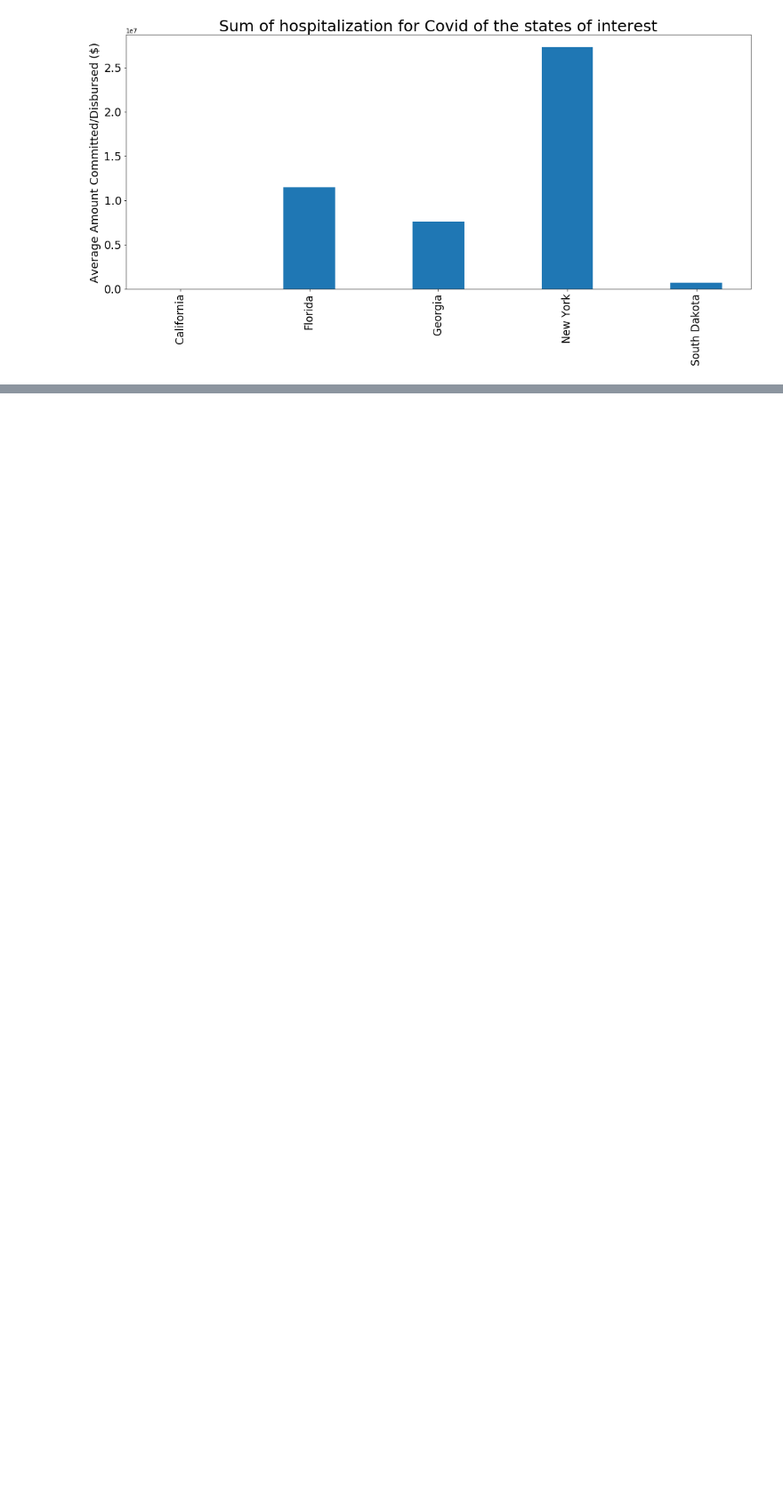
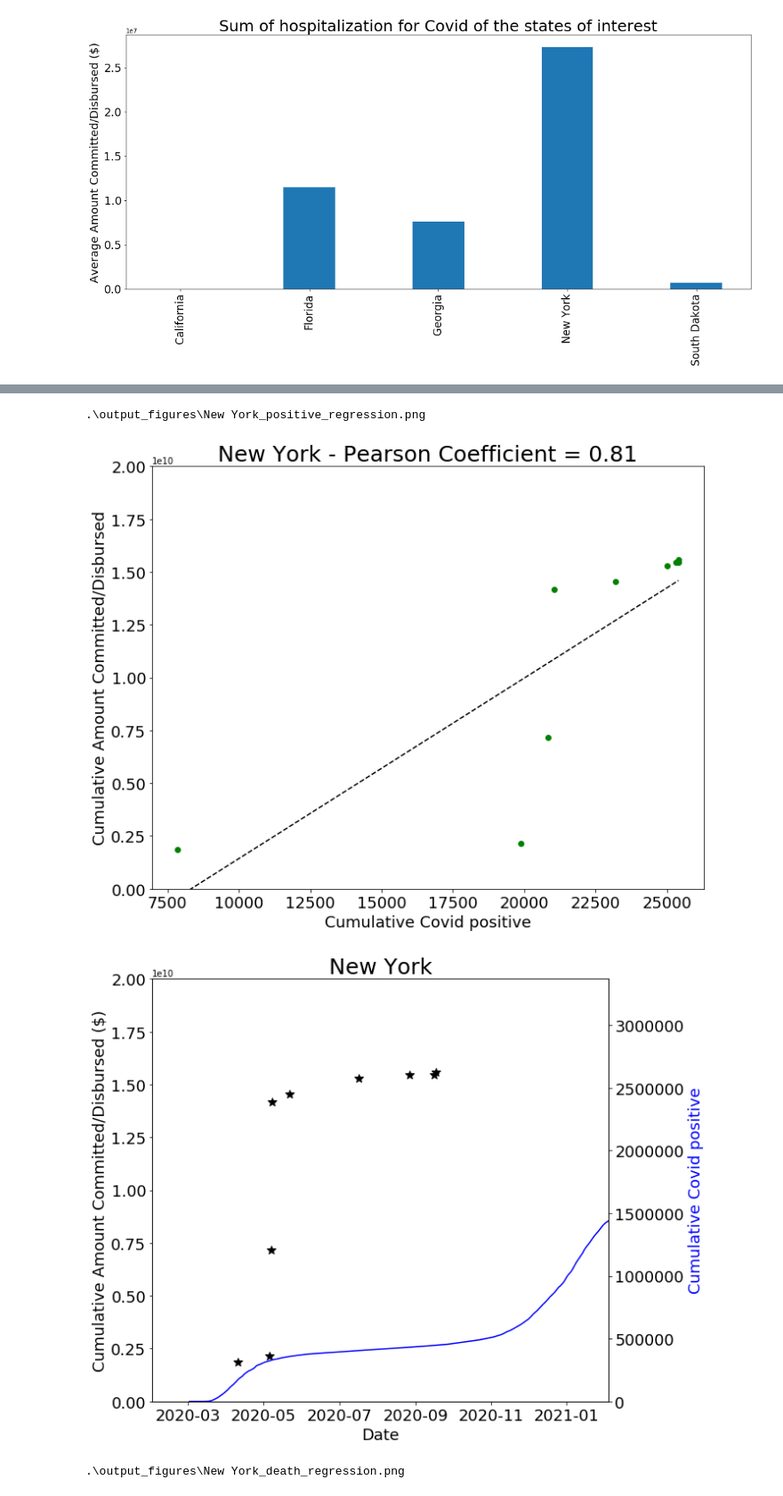
Before and after one commit to uno-sebastian/covid-19-state-spending, a Jupyter notebook: Spending_data_elaboration.ipynb, the cells around one changed output, grey strips where cells are left out. Shown at 89% size. Cells and saved outputs as stored; diff of their text form; code cells hidden in the pictures; blank space fills up the shorter version.

Commit message:
done, there is a small thing that we can eventually add. I dont have time now, though

```diff
--- a/Spending_data_elaboration.ipynb
+++ b/Spending_data_elaboration.ipynb
@@ -99,0 +85,3 @@ See the caveats in the documentation: https://pandas.pydata.org/pandas-docs/stab
+# %%
+states_df = fnc.adding_timestamp(states_df)
+states_df
@@ -117,3 +124,6 @@ covid_df
 | 17368 | 2020-01-14 | Washington | 0.0 | 0.0 | 0.0 | 0.0 | 0.0 | 0.0 | ... |
 | 17369 | 2020-01-13 | Washington | 0.0 | 0.0 | 0.0 | 0.0 | 0.0 | 0.0 | ... |
 17370 rows × 9 columns
+# %%
+covid_df = fnc.adding_timestamp(covid_df)
+covid_df
@@ -195,15 +219,3 @@ fnc.bar_plot(covid_groupOI_df['state'], covid_groupOI_df['hospitalized'], 'Sum o
 # %% [output]
 [figure]
 [figure]
-# %%
-# different amounts in the same date uhmm
-
-interest_list = ['positive','death','hospitalized']
-for state in state_OI:
-    State_d = states_df.loc[states_df[states]==state]
-    State_d = State_d.groupby('Date').sum().reset_index()
-    State_c = covid_df.loc[covid_df['state']==state]
-    for idx,kind in enumerate(interest_list):
-        figtitle = state+'_'+interest_list[idx]+'.png'
-        ymax = covid_df[kind].max()
-        fnc.two_y_linear_plot(State_d['Date'],State_d[money], State_c.date, State_c[kind], "Covid "+kind,ymax, state, fnc.where_save(figtitle))
@@ -223,0 +222,33 @@ for state in state_OI:
+# %%
+from scipy.interpolate import interp1d
+cumulative = 'Cumulative Amount Committed/Disbursed'
+interest_list = ['positive','death','hospitalized']
+for state in state_OI:
+    #selecting the dataset only for the state of interest
+    State_d = states_df.loc[states_df[states]==state]
+    State_c = covid_df.loc[covid_df['state']==state]
+    # summing all the amounts disbursed in the same date
+    State_d = State_d.groupby('Date').sum().reset_index()
+    # making the amount of money disbursed cumulative as the covid data
+    State_d[cumulative] = State_d[money].cumsum()
+    #correcting the timestamp because they were summed too.
+    State_d = fnc.adding_timestamp(State_d)
+    # interpolating the data for covid so that even if a day is missing for that specific state it is not a problem
+    covid_time = interp1d(State_c['Timestamp'],State_c['death'] )
+    time = State_d['Timestamp'].to_list()
+    x = covid_time(time)
+    y = State_d[cumulative]
+
+    for idx,kind in enumerate(interest_list):
+        figtitle = state+'_'+interest_list[idx]+'.png'
+        figtitle_regression = state+'_'+interest_list[idx]+'_regression.png'
+        ymax = covid_df[kind].max()
+        #plotting spending (y) with respect to covid parameter (x) and the regression line
+        fnc.linear_regression_plot(x,y,kind, cumulative, state,fnc.where_save(figtitle_regression))
+        # plotting the covid and spending data using the time as x
+        fnc.two_y_linear_plot(State_d['Date'],State_d[cumulative], State_c.date, State_c[kind], "Cumulative Covid "+kind,ymax, state, fnc.where_save(figtitle))
+# %% [output]
+.\output_figures\New York_positive_regression.png
+[figure, added]
+[figure, added]
+.\output_figures\New York_death_regression.png
```
Also changed, not shown: parts of 7 cells of this notebook, 35 other files.
